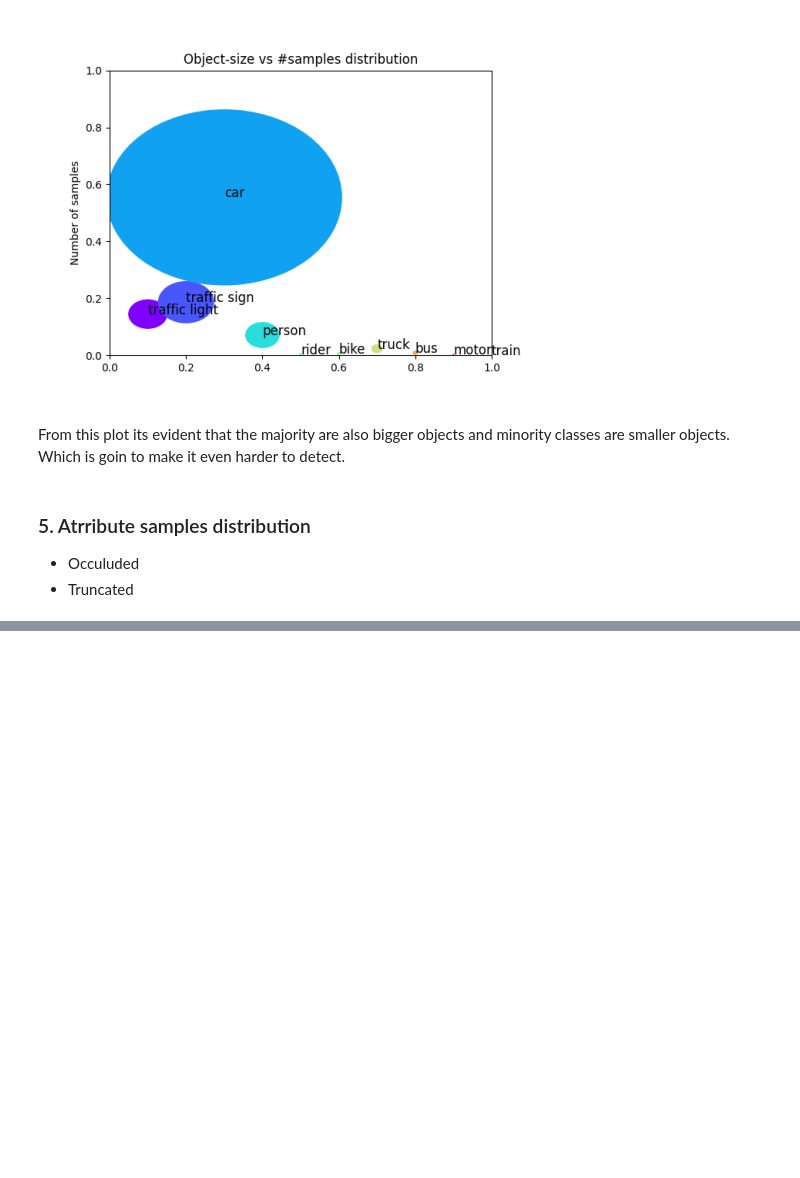
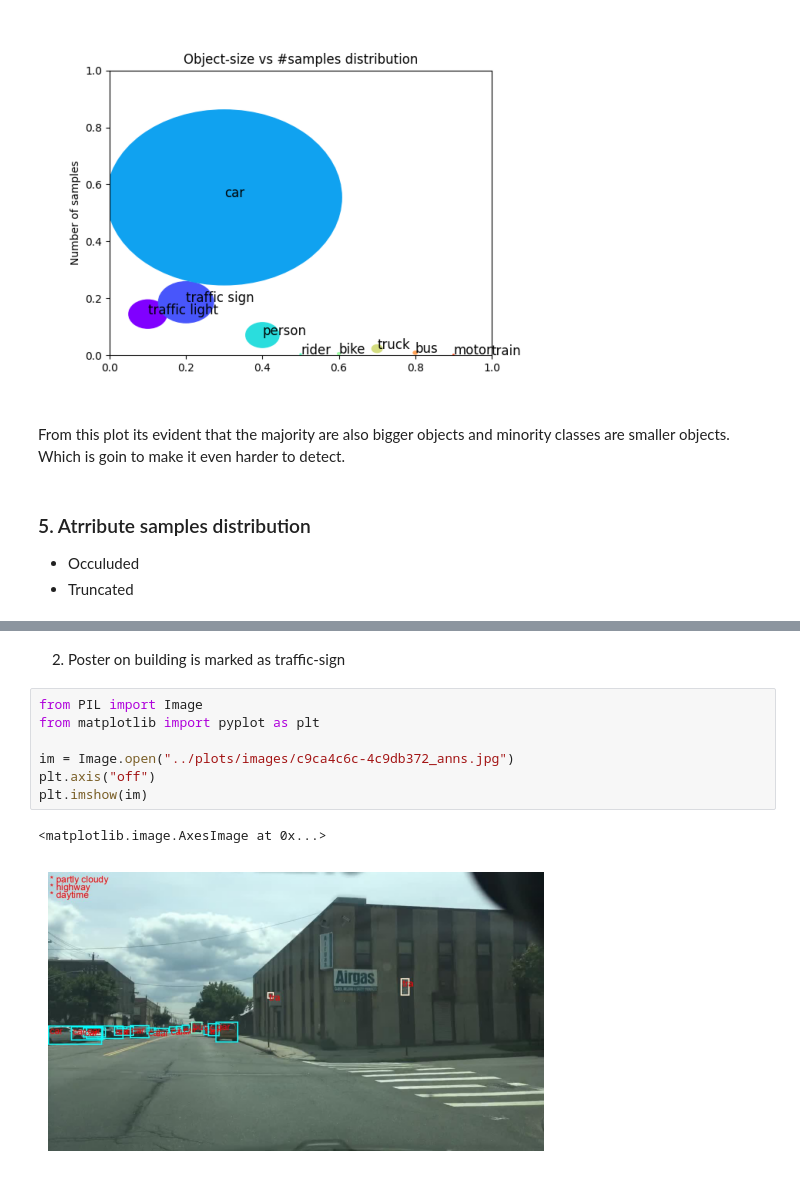
Before and after one commit to danishansari/bdd_det_yolo, a Jupyter notebook: notebooks/data_analysis.ipynb, the cells around one changed output, grey strips where cells are left out. Cells and saved outputs as stored; diff of their text form; blank space fills up the shorter version.

```diff
--- a/notebooks/data_analysis.ipynb
+++ b/notebooks/data_analysis.ipynb
@@ -92,0 +107,12 @@ plt.imshow(im)
+# %% [markdown]
+2.  Poster on building is marked as traffic-sign
+# %%
+from PIL import Image
+from matplotlib import pyplot as plt
+
+im = Image.open("../plots/images/c9ca4c6c-4c9db372_anns.jpg")
+plt.axis("off")
+plt.imshow(im)
+# %% [output]
+<matplotlib.image.AxesImage at 0x...>
+[figure, added]
```
Also changed, not shown: parts of 7 cells of this notebook, 20 other files.
